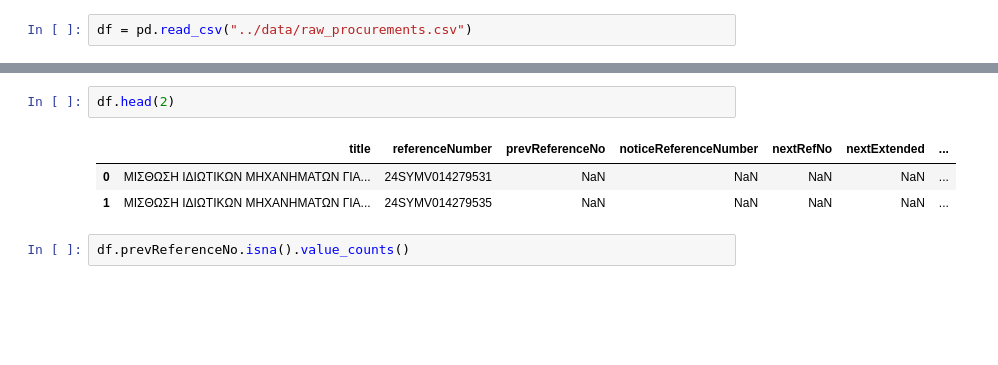
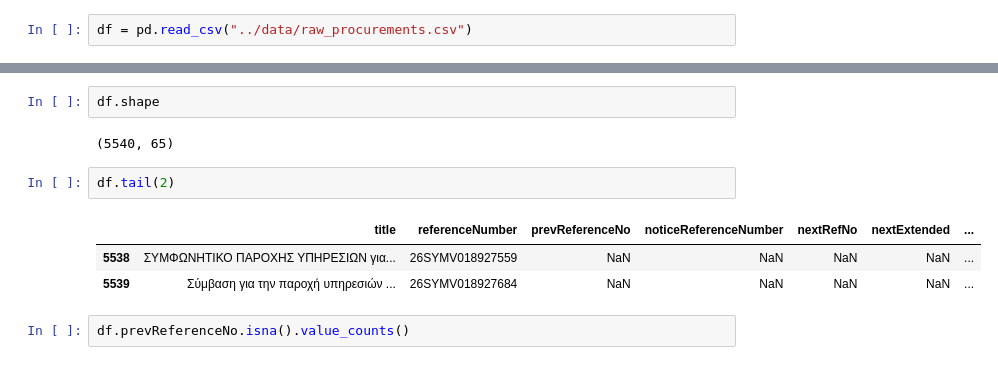
Before and after one commit to troboukis/2026_fire_protection, a Jupyter notebook: src/data_sanity.ipynb, the cells around one changed output, grey strips where cells are left out. Drawn from its saved outputs; the diff is of its cells as text; blank space fills up the shorter version.

```diff
--- a/src/data_sanity.ipynb
+++ b/src/data_sanity.ipynb
@@ -7,9 +30,13 @@ df = pd.read_csv("../data/raw_procurements.csv")
+# %%
+df.shape
+# %% [output]
+(5540, 65)
 # %%
-df.head(2)
+df.tail(2)
 # %% [output]
 |  | title | referenceNumber | prevReferenceNo | noticeReferenceNumber | nextRefNo | nextExtended | ... |
-| 0 | ΜΙΣΘΩΣΗ ΙΔΙΩΤΙΚΩΝ ΜΗΧΑΝΗΜΑΤΩΝ ΓΙΑ... | 24SYMV014279531 | NaN | NaN | NaN | NaN | ... |
-| 1 | ΜΙΣΘΩΣΗ ΙΔΙΩΤΙΚΩΝ ΜΗΧΑΝΗΜΑΤΩΝ ΓΙΑ... | 24SYMV014279535 | NaN | NaN | NaN | NaN | ... |
+| 5538 | ΣΥΜΦΩΝΗΤΙΚΟ ΠΑΡΟΧΗΣ ΥΠΗΡΕΣΙΩΝ για... | 26SYMV018927559 | NaN | NaN | NaN | NaN | ... |
+| 5539 | Σύμβαση για την παροχή υπηρεσιών ... | 26SYMV018927684 | NaN | NaN | NaN | NaN | ... |
 # %%
 df.prevReferenceNo.isna().value_counts()
 # %% [output]
```
Also changed, not shown: parts of 1 cell of this notebook, 15 other files.
